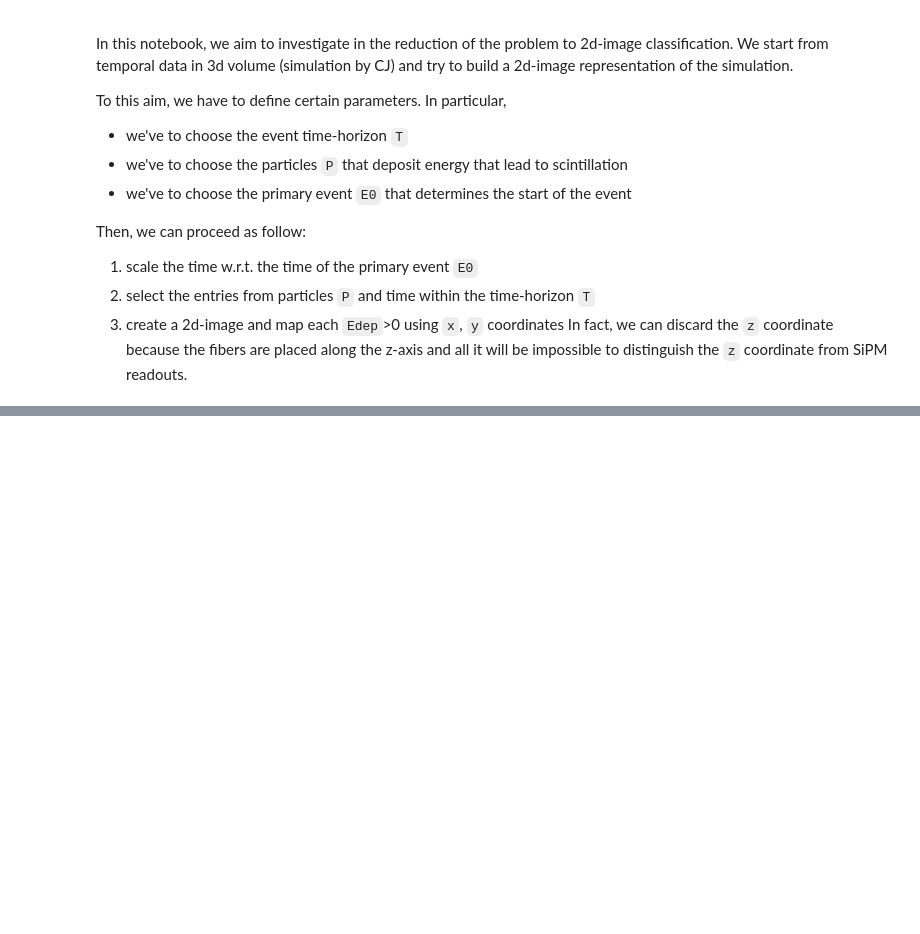
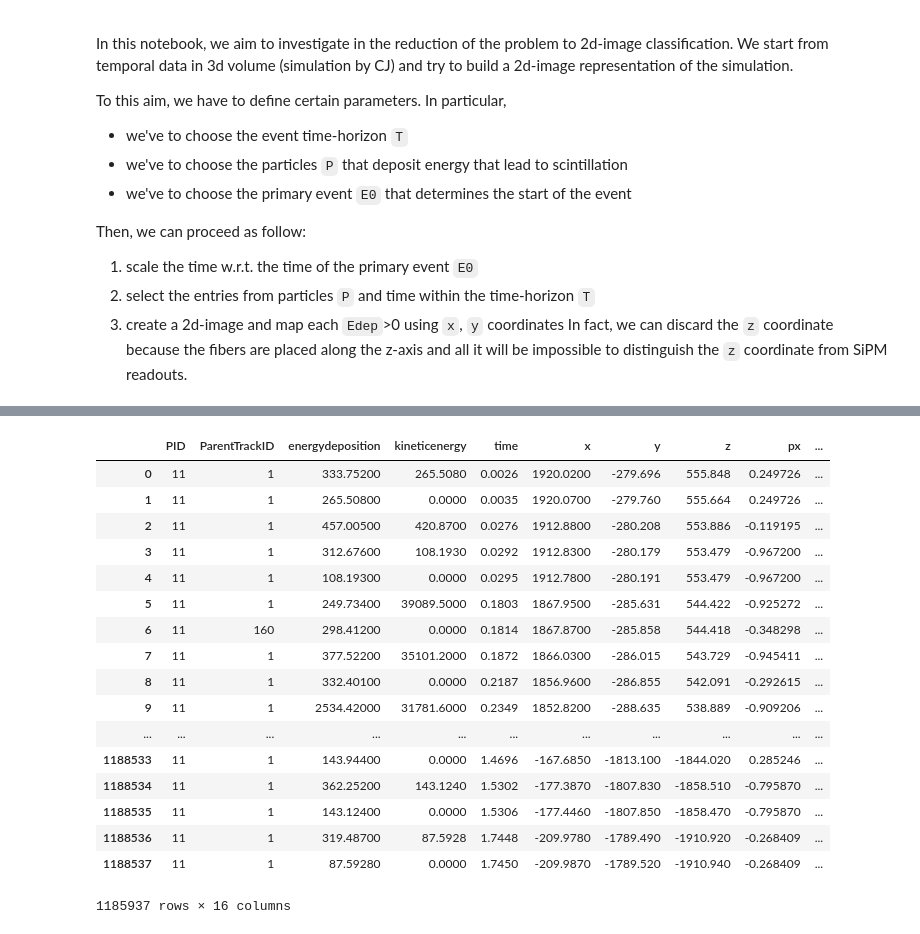
Before and after one commit to luigiberducci/ML4NP, a Jupyter notebook: Notebooks/simdata_in_2d_images.ipynb, the cells around one changed output, grey strips where cells are left out. Cells and saved outputs as stored; diff of their text form; code cells hidden in the pictures; blank space fills up the shorter version.

```diff
--- a/Notebooks/simdata_in_2d_images.ipynb
+++ b/Notebooks/simdata_in_2d_images.ipynb
@@ -41,0 +96,22 @@ It could be a good choice because there is any relation between the time of the
+# %%
+t_p_selection = p_selection[p_selection.time < 30]
+t_p_selection
+# %% [output]
+|  | PID | ParentTrackID | energydeposition | kineticenergy | time | x | y | z | px | ... |
+| 0 | 11 | 1 | 333.75200 | 265.5080 | 0.0026 | 1920.0200 | -279.696 | 555.848 | 0.249726 | ... |
+| 1 | 11 | 1 | 265.50800 | 0.0000 | 0.0035 | 1920.0700 | -279.760 | 555.664 | 0.249726 | ... |
+| 2 | 11 | 1 | 457.00500 | 420.8700 | 0.0276 | 1912.8800 | -280.208 | 553.886 | -0.119195 | ... |
+| 3 | 11 | 1 | 312.67600 | 108.1930 | 0.0292 | 1912.8300 | -280.179 | 553.479 | -0.967200 | ... |
+| 4 | 11 | 1 | 108.19300 | 0.0000 | 0.0295 | 1912.7800 | -280.191 | 553.479 | -0.967200 | ... |
+| 5 | 11 | 1 | 249.73400 | 39089.5000 | 0.1803 | 1867.9500 | -285.631 | 544.422 | -0.925272 | ... |
+| 6 | 11 | 160 | 298.41200 | 0.0000 | 0.1814 | 1867.8700 | -285.858 | 544.418 | -0.348298 | ... |
+| 7 | 11 | 1 | 377.52200 | 35101.2000 | 0.1872 | 1866.0300 | -286.015 | 543.729 | -0.945411 | ... |
+| 8 | 11 | 1 | 332.40100 | 0.0000 | 0.2187 | 1856.9600 | -286.855 | 542.091 | -0.292615 | ... |
+| 9 | 11 | 1 | 2534.42000 | 31781.6000 | 0.2349 | 1852.8200 | -288.635 | 538.889 | -0.909206 | ... |
+| ... | ... | ... | ... | ... | ... | ... | ... | ... | ... | ... |
+| 1188533 | 11 | 1 | 143.94400 | 0.0000 | 1.4696 | -167.6850 | -1813.100 | -1844.020 | 0.285246 | ... |
+| 1188534 | 11 | 1 | 362.25200 | 143.1240 | 1.5302 | -177.3870 | -1807.830 | -1858.510 | -0.795870 | ... |
+| 1188535 | 11 | 1 | 143.12400 | 0.0000 | 1.5306 | -177.4460 | -1807.850 | -1858.470 | -0.795870 | ... |
+| 1188536 | 11 | 1 | 319.48700 | 87.5928 | 1.7448 | -209.9780 | -1789.490 | -1910.920 | -0.268409 | ... |
+| 1188537 | 11 | 1 | 87.59280 | 0.0000 | 1.7450 | -209.9870 | -1789.520 | -1910.940 | -0.268409 | ... |
+1185937 rows × 16 columns
```
Also changed, not shown: parts of 5 cells of this notebook, 1 other file.
